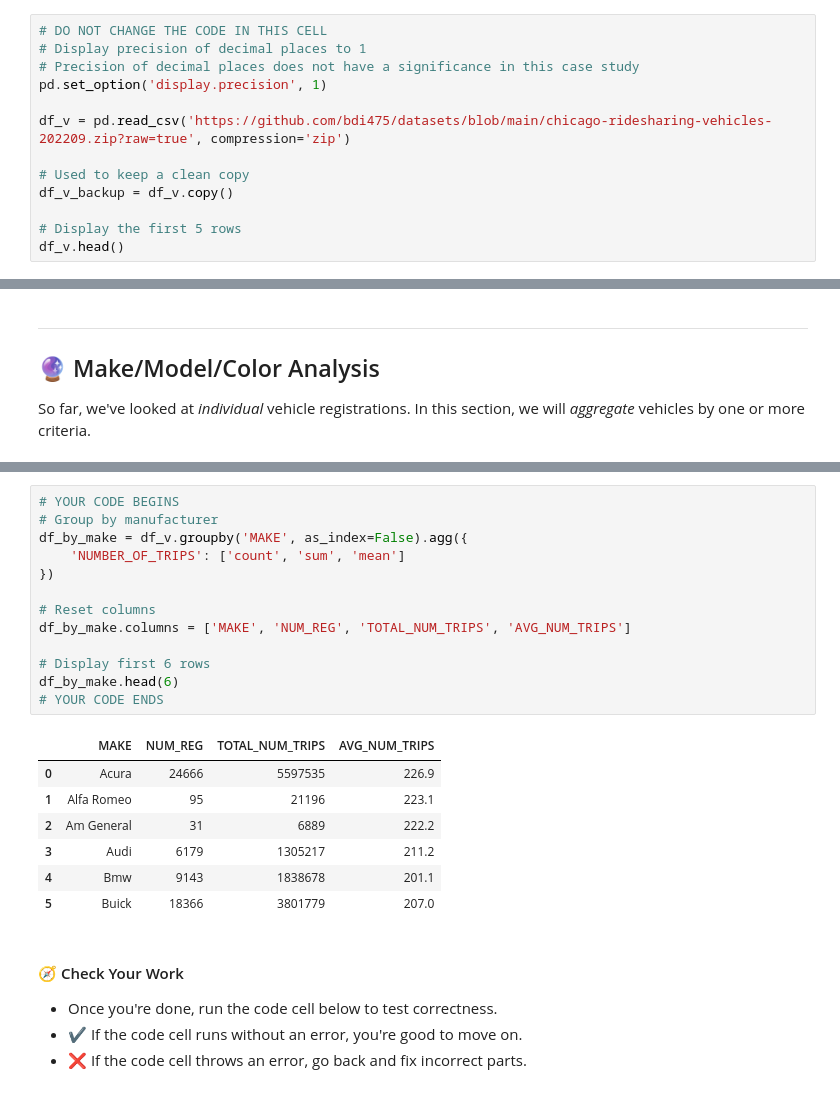
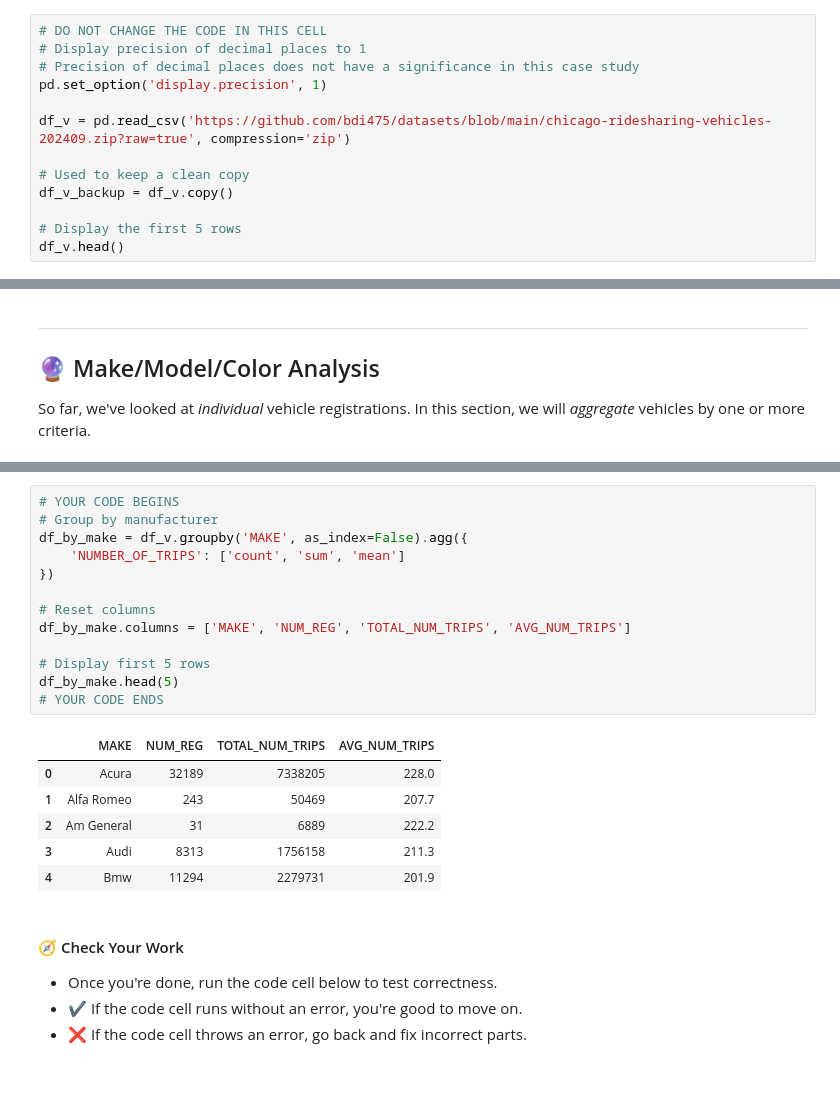
Before and after one commit to bdi475/notebooks, a Jupyter notebook: case-study-01-rideshare-vehicles-SOLUTION.ipynb, the cells around one changed output, grey strips where cells are left out. Cells and saved outputs as stored; diff of their text form.

```diff
--- a/case-study-01-rideshare-vehicles-SOLUTION.ipynb
+++ b/case-study-01-rideshare-vehicles-SOLUTION.ipynb
@@ -96,7 +96,7 @@ tc.assertTrue('np' in globals(), 'Check whether you have correctly import NumPy
 # Precision of decimal places does not have a significance in this case study
 pd.set_option('display.precision', 1)
 
-df_v = pd.read_csv('https://github.com/bdi475/datasets/blob/main/chicago-ridesharing-vehicles-202209.zip?raw=true', compression='zip')
+df_v = pd.read_csv('https://github.com/bdi475/datasets/blob/main/chicago-ridesharing-vehicles-202409.zip?raw=true', compression='zip')
 
 # Used to keep a clean copy
 df_v_backup = df_v.copy()
@@ -686,24 +686,23 @@ Our first *level of aggregation* is the vehicle manufacturer (`MAKE`). For each
 # %%
 # YOUR CODE BEGINS
 # Group by manufacturer
 df_by_make = df_v.groupby('MAKE', as_index=False).agg({
     'NUMBER_OF_TRIPS': ['count', 'sum', 'mean']
 })
 
 # Reset columns
 df_by_make.columns = ['MAKE', 'NUM_REG', 'TOTAL_NUM_TRIPS', 'AVG_NUM_TRIPS']
 
-# Display first 6 rows
-df_by_make.head(6)
+# Display first 5 rows
+df_by_make.head(5)
 # YOUR CODE ENDS
 # %% [output]
 |  | MAKE | NUM_REG | TOTAL_NUM_TRIPS | AVG_NUM_TRIPS |
-| 0 | Acura | 24666 | 5597535 | 226.9 |
-| 1 | Alfa Romeo | 95 | 21196 | 223.1 |
+| 0 | Acura | 32189 | 7338205 | 228.0 |
+| 1 | Alfa Romeo | 243 | 50469 | 207.7 |
 | 2 | Am General | 31 | 6889 | 222.2 |
-| 3 | Audi | 6179 | 1305217 | 211.2 |
-| 4 | Bmw | 9143 | 1838678 | 201.1 |
-| 5 | Buick | 18366 | 3801779 | 207.0 |
+| 3 | Audi | 8313 | 1756158 | 211.3 |
+| 4 | Bmw | 11294 | 2279731 | 201.9 |
 # %% [markdown]
 #### 🧭 Check Your Work
 
```
Also changed, not shown: parts of 49 cells of this notebook, 1 other file.
